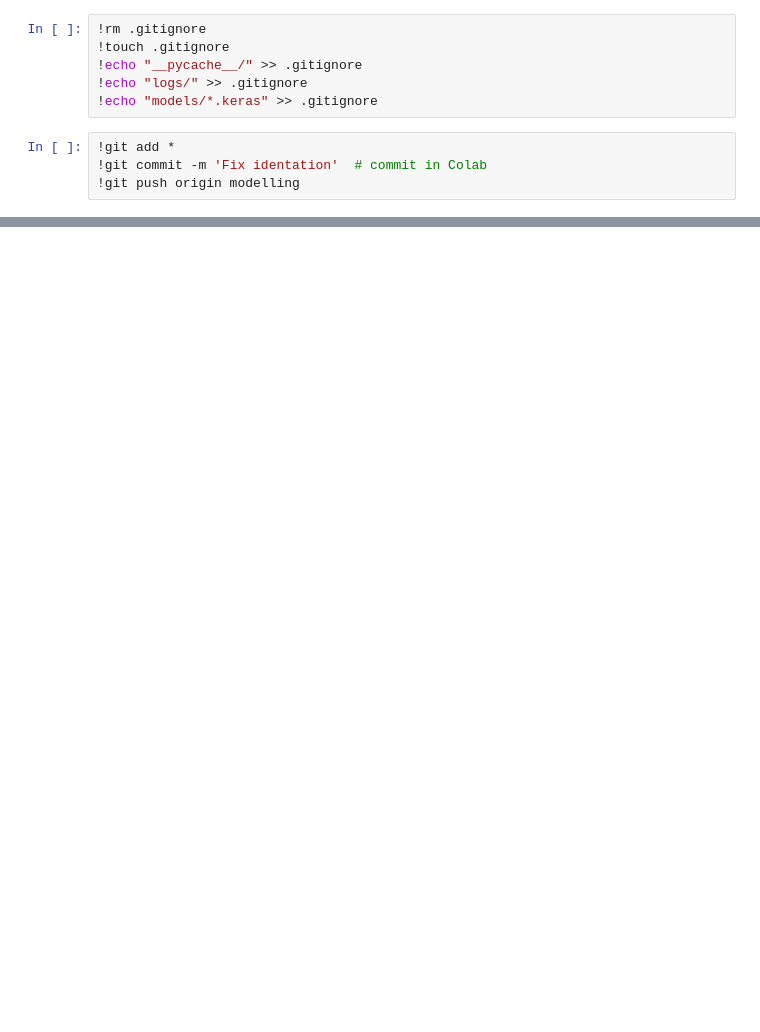
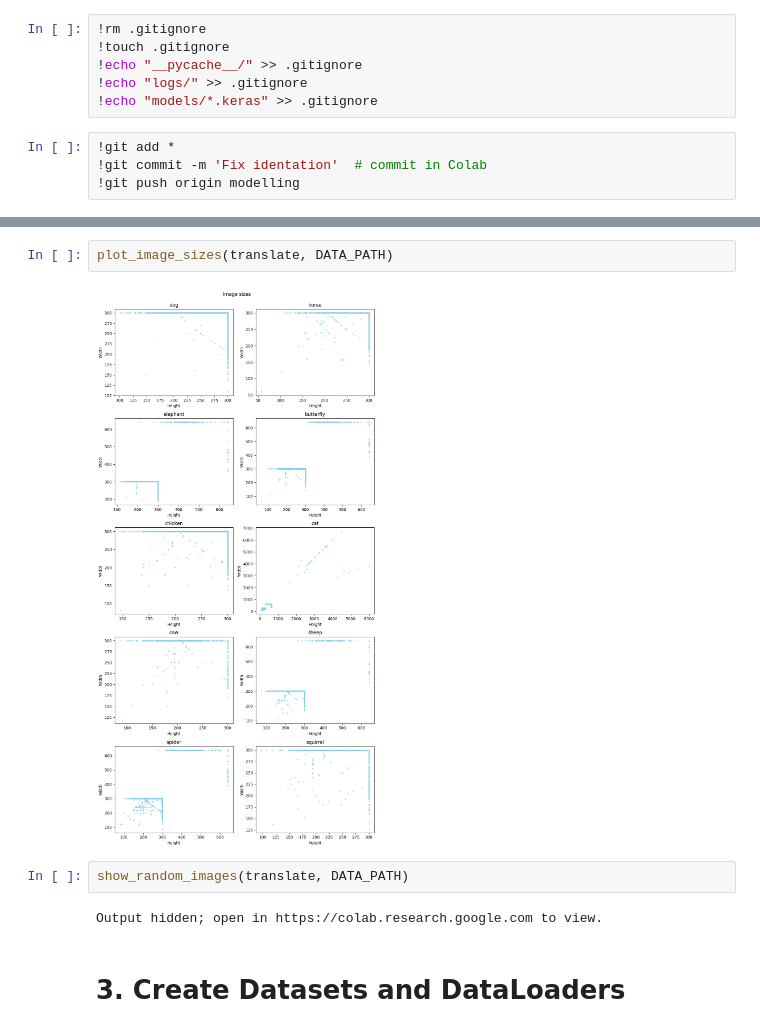
Before and after one commit to Mnsd05/animals-10, a Jupyter notebook: animals10.ipynb, the cells around one changed output, grey strips where cells are left out. Drawn from its saved outputs; the diff is of its cells as text; blank space fills up the shorter version.

```diff
--- a/animals10.ipynb
+++ b/animals10.ipynb
@@ -104,0 +154,10 @@ Push changes to github
+# %%
+plot_image_sizes(translate, DATA_PATH)
+# %% [output]
+[figure, added]
+# %%
+show_random_images(translate, DATA_PATH)
+# %% [output]
+Output hidden; open in https://colab.research.google.com to view.
+# %% [markdown]
+# 3. Create Datasets and DataLoaders
```
Also changed, not shown: parts of 19 cells of this notebook, 2 other files.
